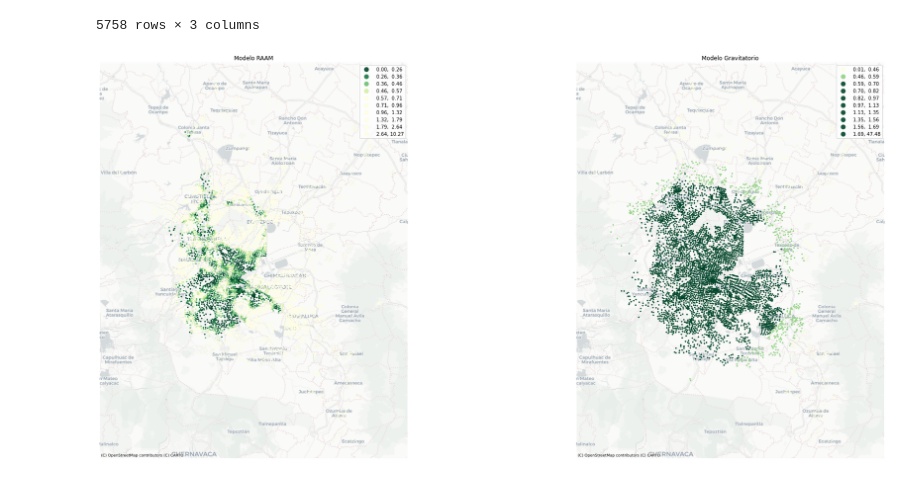
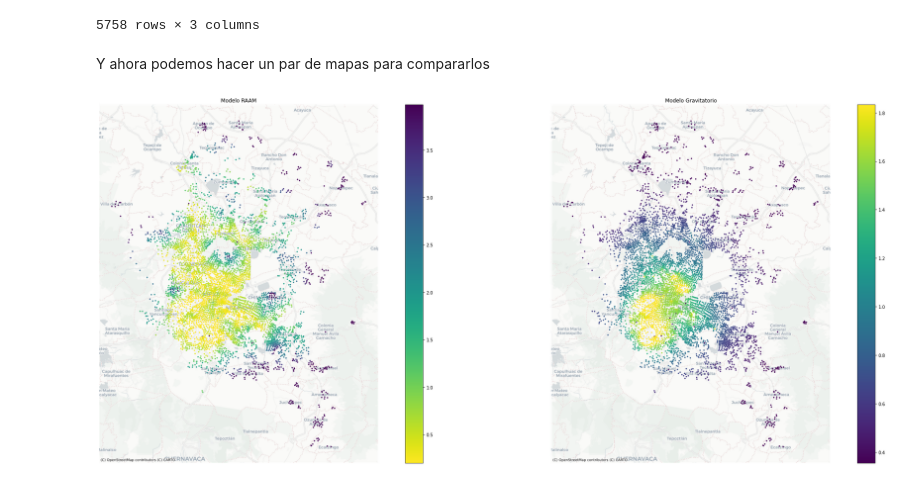
Before and after one commit to CentroGeo/temas-selectos-geoinformatica, a Jupyter notebook: accesibilidad/accesibilidad_01.ipynb, the cells around one changed output. Drawn from its saved outputs; the diff is of its cells as text; code cells hidden in the pictures.

```diff
--- a/accesibilidad/accesibilidad_01.ipynb
+++ b/accesibilidad/accesibilidad_01.ipynb
@@ -227,32 +220,30 @@ mapa_accesibilidad
 | 1512500070054 | POINT (2806373.386 856257.252) | 0.614837 | 1.143446 |
 | 1512500070069 | POINT (2806149.209 856513.490) | 0.609791 | 1.199256 |
 5758 rows × 3 columns
-# %%
-import matplotlib.pyplot as plt
-import contextily as ctx
-fig, (ax1, ax2) = plt.subplots(1,2, figsize=(32,12))
-ax1 = mapa_accesibilidad.to_crs(epsg=3857).plot('raam_area', legend = True,
-                                                scheme='quantiles',
-                                                cmap =  "YlGn_r",
-                                                markersize = 5, alpha = 0.9, ax = ax1,
-                                                vmin = mapa_accesibilidad['raam_area'].quantile(0.05),
-                                                vmax = mapa_accesibilidad['raam_area'].quantile(0.95),
-                                                classification_kwds={'k':10})
-ax1.set_axis_off()
-ax1.set(title='Modelo RAAM')
-ctx.add_basemap(ax1, source=ctx.providers.CartoDB.Positron)
-
-ax2 = mapa_accesibilidad.to_crs(epsg=3857).plot('gravity_area', legend = True,
-                                                scheme='quantiles',
-                                                cmap =  "YlGn",
-                                                markersize = 5, alpha = 0.9, ax = ax2,
-                                                vmin = mapa_accesibilidad['gravity_area'].quantile(0.05),
-                                                vmax = mapa_accesibilidad['gravity_area'].quantile(0.95),
-                                                classification_kwds={'k':10})
-ax2.set_axis_off()
-ax2.set(title='Modelo Gravitatorio')
-# plt.subplots_adjust(wspace=-.5, hspace=0)
-ctx.add_basemap(ax2, source=ctx.providers.CartoDB.Positron)
-plt.tight_layout()
-# %% [output]
-[figure, removed]
+# %% [markdown]
+Y ahora podemos hacer un par de mapas para compararlos
+# %%
+fig, (ax1, ax2) = plt.subplots(1,2, figsize=(32,12))
+ax1 = mapa_accesibilidad.to_crs(epsg=3857).plot('raam_area', legend = True,
+                                                cmap =  "viridis_r",
+                                                markersize = 5, alpha = 0.9, ax = ax1,
+                                                vmin = mapa_accesibilidad['raam_area'].quantile(0.05),
+                                                vmax = mapa_accesibilidad['raam_area'].quantile(0.95),
+                                                )
+ax1.set_axis_off()
+ax1.set(title='Modelo RAAM')
+ctx.add_basemap(ax1, source=ctx.providers.CartoDB.Positron)
+
+ax2 = mapa_accesibilidad.to_crs(epsg=3857).plot('gravity_area', legend = True,
+                                                cmap =  "viridis",
+                                                markersize = 5, alpha = 0.9, ax = ax2,
+                                                vmin = mapa_accesibilidad['gravity_area'].quantile(0.05),
+                                                vmax = mapa_accesibilidad['gravity_area'].quantile(0.95),
+                                                )
+ax2.set_axis_off()
+ax2.set(title='Modelo Gravitatorio')
+# plt.subplots_adjust(wspace=-.5, hspace=0)
+ctx.add_basemap(ax2, source=ctx.providers.CartoDB.Positron)
+plt.tight_layout()
+# %% [output]
+[figure, added]
```
Also changed, not shown: parts of 6 cells of this notebook.
